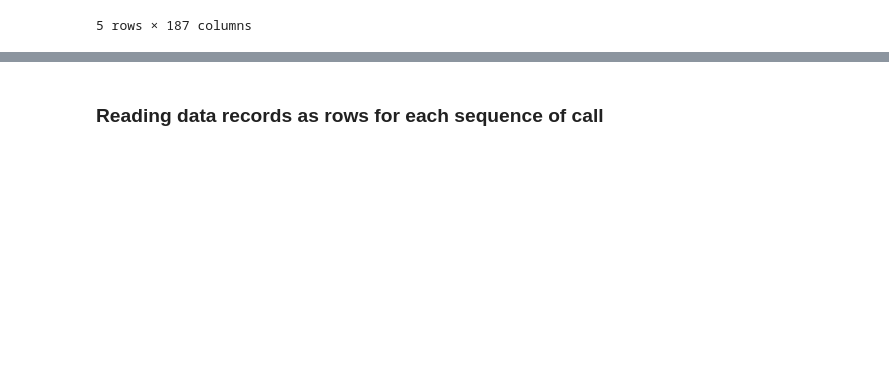
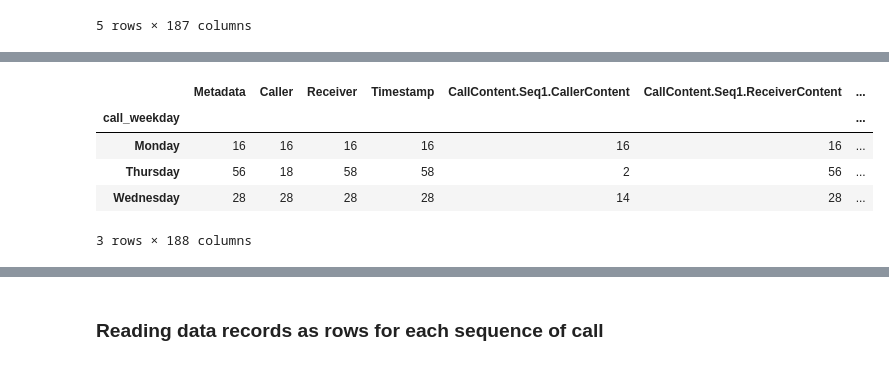
Before and after one commit to usct01/data-prod, a Jupyter notebook: src/main/python/01_data_processing.ipynb, the cells around one changed output, grey strips where cells are left out. Drawn from its saved outputs; the diff is of its cells as text; code cells hidden in the pictures; blank space fills up the shorter version.

```diff
--- a/src/main/python/01_data_processing.ipynb
+++ b/src/main/python/01_data_processing.ipynb
@@ -207,0 +228,12 @@ df.head()
+# %%
+# df['Timestamp']=pd.to_datetime(df['Timestamp'],format='mixed')
+# df['Timestamp2']=pd.to_datetime(df['Timestamp2']).dt.normalize()
+# df['call_weekday'] = df['Timestamp'].dt.day_name()
+df.groupby(df.call_weekday).count()
+# %% [output]
+|  | Metadata | Caller | Receiver | Timestamp | CallContent.Seq1.CallerContent | CallContent.Seq1.ReceiverContent | ... |
+| call_weekday |  |  |  |  |  |  | ... |
+| Monday | 16 | 16 | 16 | 16 | 16 | 16 | ... |
+| Thursday | 56 | 18 | 58 | 58 | 2 | 56 | ... |
+| Wednesday | 28 | 28 | 28 | 28 | 14 | 28 | ... |
+3 rows × 188 columns
```
Also changed, not shown: parts of 16 cells of this notebook.
